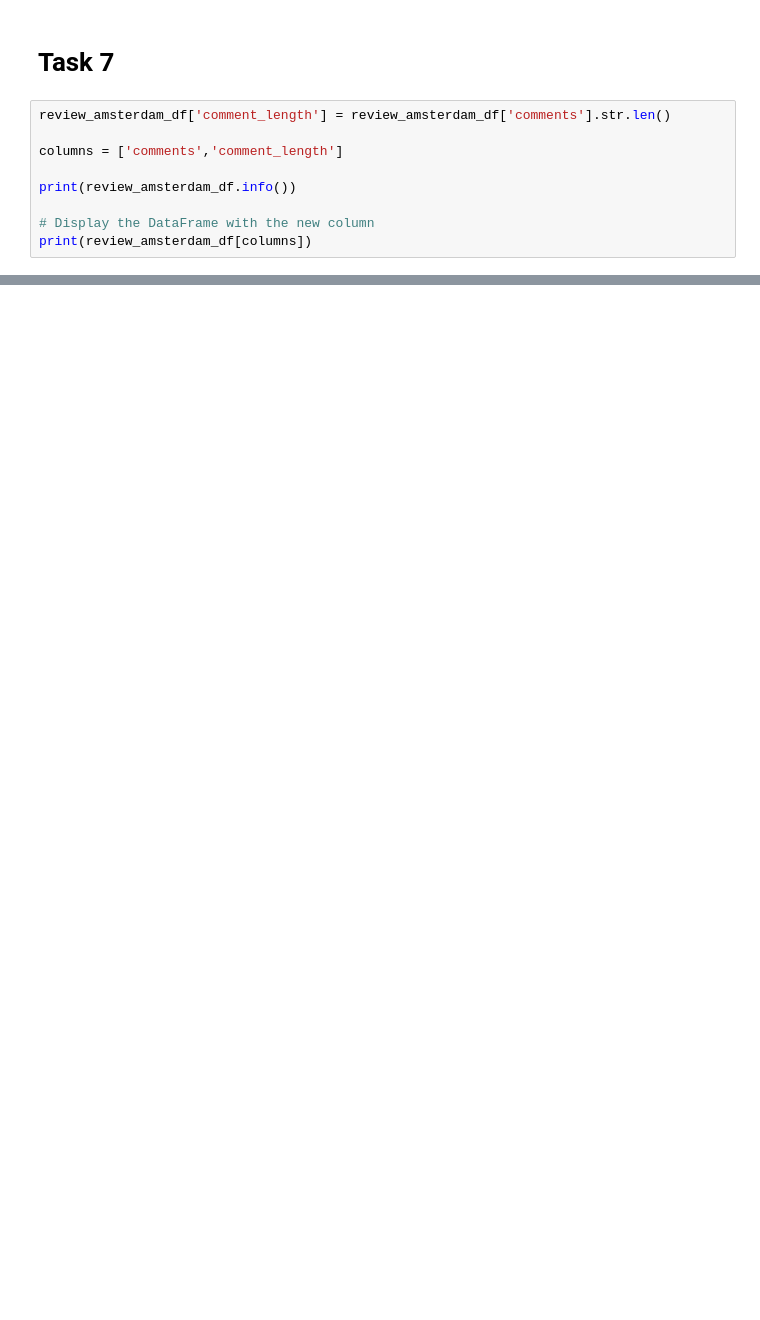
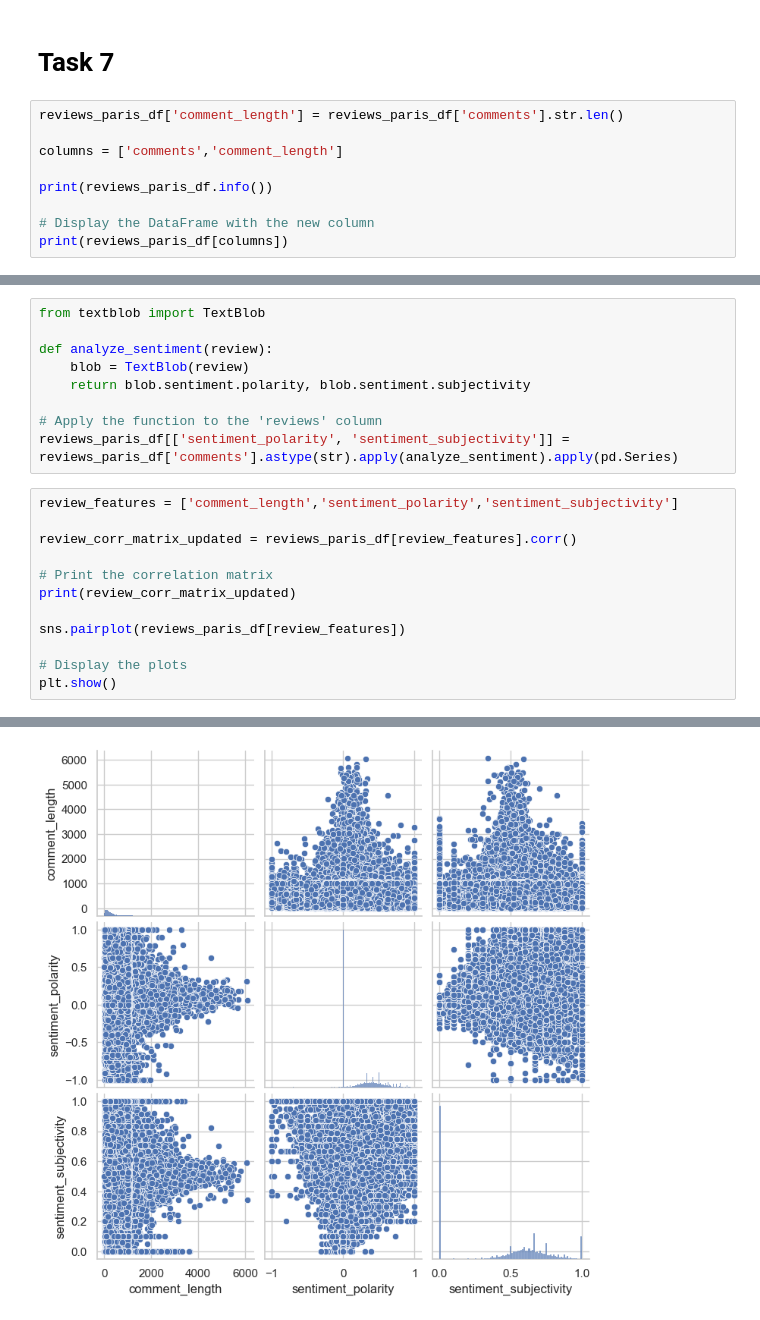
Before and after one commit to shashwathuday/NEU-ML, a Jupyter notebook: action/paris/tasks/tasks.ipynb, the cells around one changed output, grey strips where cells are left out. Saved outputs shown, nothing was run; the diff lists cells and outputs as text; blank space fills up the shorter version.

```diff
--- a/action/paris/tasks/tasks.ipynb
+++ b/action/paris/tasks/tasks.ipynb
@@ -467,11 +469,11 @@ accommodates                     -0.006871  0.677561   0.492591      1.000000
 # %% [markdown]
 # Task 7
 # %%
-review_amsterdam_df['comment_length'] = review_amsterdam_df['comments'].str.len()
+reviews_paris_df['comment_length'] = reviews_paris_df['comments'].str.len()
 
 columns = ['comments','comment_length']
 
-print(review_amsterdam_df.info())
+print(reviews_paris_df.info())
 
 # Display the DataFrame with the new column
-print(review_amsterdam_df[columns])
+print(reviews_paris_df[columns])
@@ -477,0 +498,22 @@ print(review_amsterdam_df[columns])
+# %%
+from textblob import TextBlob
+
+def analyze_sentiment(review):
+    blob = TextBlob(review)
+    return blob.sentiment.polarity, blob.sentiment.subjectivity
+
+# Apply the function to the 'reviews' column
+reviews_paris_df[['sentiment_polarity', 'sentiment_subjectivity']] = reviews_paris_df['comments'].astype(str).apply(analyze_sentiment).apply(pd.Series)
+# %%
+review_features = ['comment_length','sentiment_polarity','sentiment_subjectivity']
+
+review_corr_matrix_updated = reviews_paris_df[review_features].corr()
+
+# Print the correlation matrix
+print(review_corr_matrix_updated)
+
+sns.pairplot(reviews_paris_df[review_features])
+
+# Display the plots
+plt.show()
+# %% [output]
@@ -477,0 +529 @@ print(review_amsterdam_df[columns])
+[figure, added]
```
Also changed, not shown: parts of 10 cells of this notebook, 2 other files.
